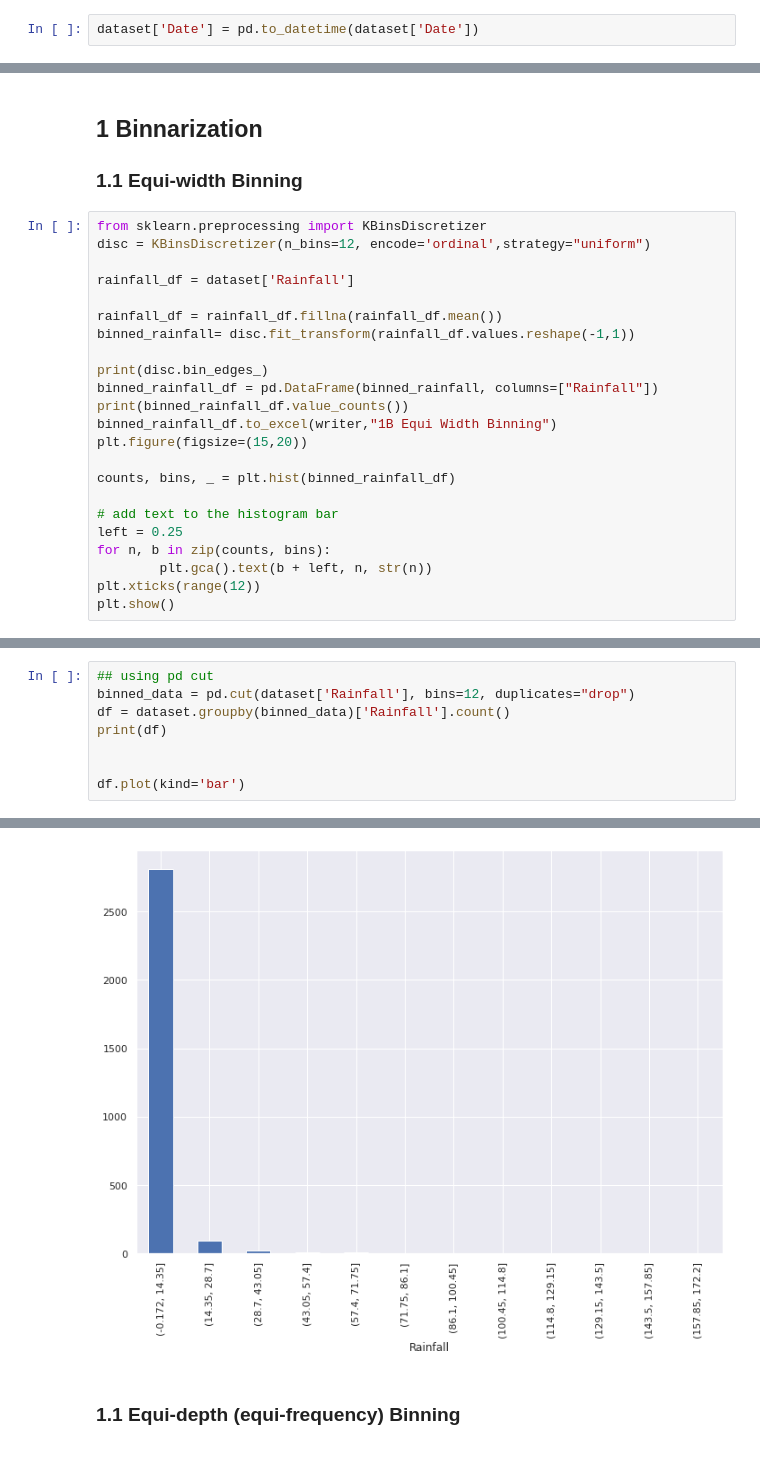
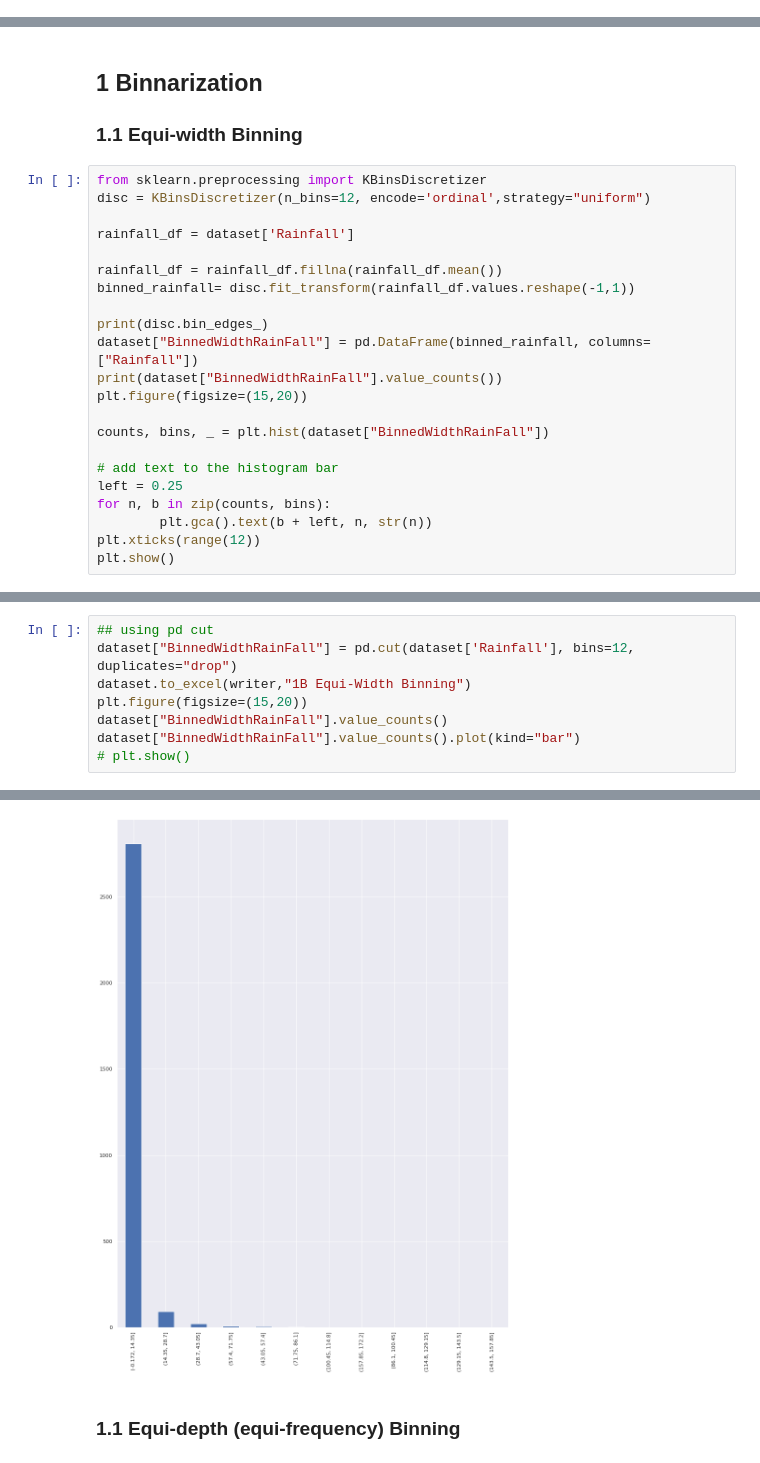
Before and after one commit to huukhang1512/utsDataAnal, a Jupyter notebook: ass2/analyse.ipynb, the cells around one changed output, grey strips where cells are left out. Saved outputs shown, nothing was run; the diff lists cells and outputs as text.

Commit message:
add initial data preprogressing

```diff
--- a/ass2/analyse.ipynb
+++ b/ass2/analyse.ipynb
@@ -47,5 +25,3 @@ dtype: object
-# %%
-dataset['Date'] = pd.to_datetime(dataset['Date'])
 # %%
 dataset.dtypes
 # %% [output]
@@ -582,12 +556,11 @@ rainfall_df = rainfall_df.fillna(rainfall_df.mean())
 binned_rainfall= disc.fit_transform(rainfall_df.values.reshape(-1,1))
 
 print(disc.bin_edges_)
-binned_rainfall_df = pd.DataFrame(binned_rainfall, columns=["Rainfall"])
-print(binned_rainfall_df.value_counts())
-binned_rainfall_df.to_excel(writer,"1B Equi Width Binning")
+dataset["BinnedWidthRainFall"] = pd.DataFrame(binned_rainfall, columns=["Rainfall"])
+print(dataset["BinnedWidthRainFall"].value_counts())
 plt.figure(figsize=(15,20))
 
-counts, bins, _ = plt.hist(binned_rainfall_df)
+counts, bins, _ = plt.hist(dataset["BinnedWidthRainFall"])
 
 # add text to the histogram bar
 left = 0.25
@@ -611,10 +583,10 @@ dtype: int64
 [figure]
 # %%
 ## using pd cut
-binned_data = pd.cut(dataset['Rainfall'], bins=12, duplicates="drop")
-df = dataset.groupby(binned_data)['Rainfall'].count()
-print(df)
-
-
-df.plot(kind='bar')
+dataset["BinnedWidthRainFall"] = pd.cut(dataset['Rainfall'], bins=12, duplicates="drop")
+dataset.to_excel(writer,"1B Equi-Width Binning")
+plt.figure(figsize=(15,20))
+dataset["BinnedWidthRainFall"].value_counts()
+dataset["BinnedWidthRainFall"].value_counts().plot(kind="bar")
+# plt.show()
 # %% [output]
@@ -636,4 +594,4 @@ Name: Rainfall, dtype: int64
-[figure, old version]
+[figure, new version]
 # %% [markdown]
 ### 1.1 Equi-depth (equi-frequency) Binning
 # %%
```
Also changed, not shown: parts of 22 cells of this notebook, 4 other files.
